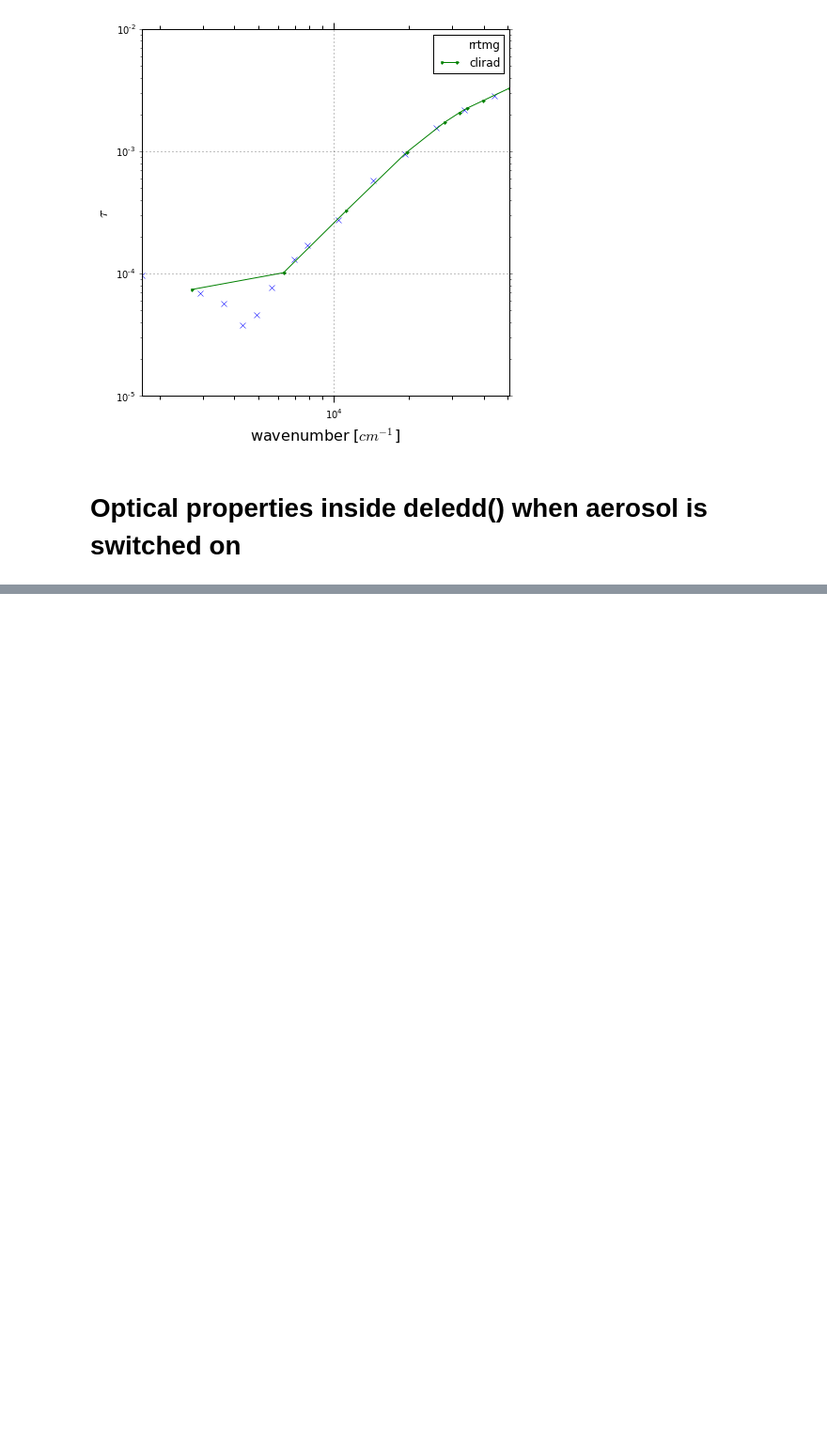
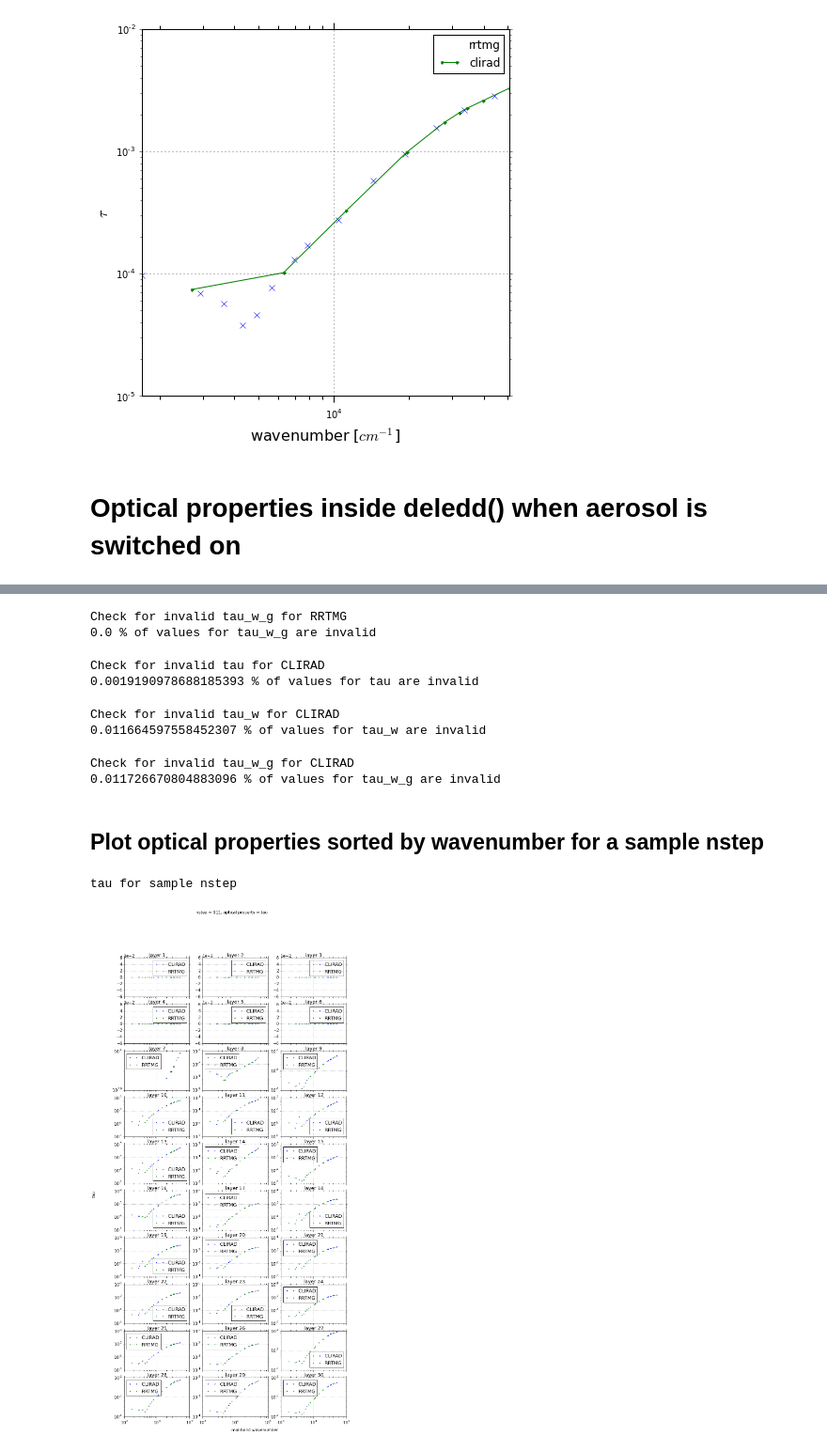
Before and after one commit to qAp/SCAM_radiation_notebooks, a Jupyter notebook: aerosol_optics.ipynb, the cells around one changed output, grey strips where cells are left out. Shown at 94% size. Drawn from its saved outputs; the diff is of its cells as text; code cells hidden in the pictures; blank space fills up the shorter version.

Commit message:
aerosol props. rrtmg -> clirad. plots. percentage of invalid clirad values

```diff
--- a/aerosol_optics.ipynb
+++ b/aerosol_optics.ipynb
@@ -801,0 +827,33 @@ max      0.005639    0.925000  8.500000e-01  7.225000e-01
+# %%
+print("""Check for invalid tau_w_g for RRTMG""")
+invalid_values(df_rrtmg_w, optical_prop = 'tau_w_g')
+# %% [output]
+Check for invalid tau_w_g for RRTMG
+0.0 % of values for tau_w_g are invalid
+# %%
+print("""Check for invalid tau for CLIRAD""")
+invalid_values(df_clirad_w, optical_prop = 'tau')
+# %% [output]
+Check for invalid tau for CLIRAD
+0.0019190978688185393 % of values for tau are invalid
+# %%
+print("""Check for invalid tau_w for CLIRAD""")
+invalid_values(df_clirad_w, optical_prop = 'tau_w')
+# %% [output]
+Check for invalid tau_w for CLIRAD
+0.011664597558452307 % of values for tau_w are invalid
+# %%
+print("""Check for invalid tau_w_g for CLIRAD""")
+invalid_values(df_clirad_w, optical_prop = 'tau_w_g')
+# %% [output]
+Check for invalid tau_w_g for CLIRAD
+0.011726670804883096 % of values for tau_w_g are invalid
+# %% [markdown]
+## Plot optical properties sorted by wavenumber for a sample nstep
+# %%
+print('''tau for sample nstep''')
+
+plt_RRTMG_vs_CLIRAD(layers = range(1, 30 + 1), nstep = 911, optical_prop = 'tau')
+# %% [output]
+tau for sample nstep
+[figure, added]
```
Also changed, not shown: parts of 15 cells of this notebook.
